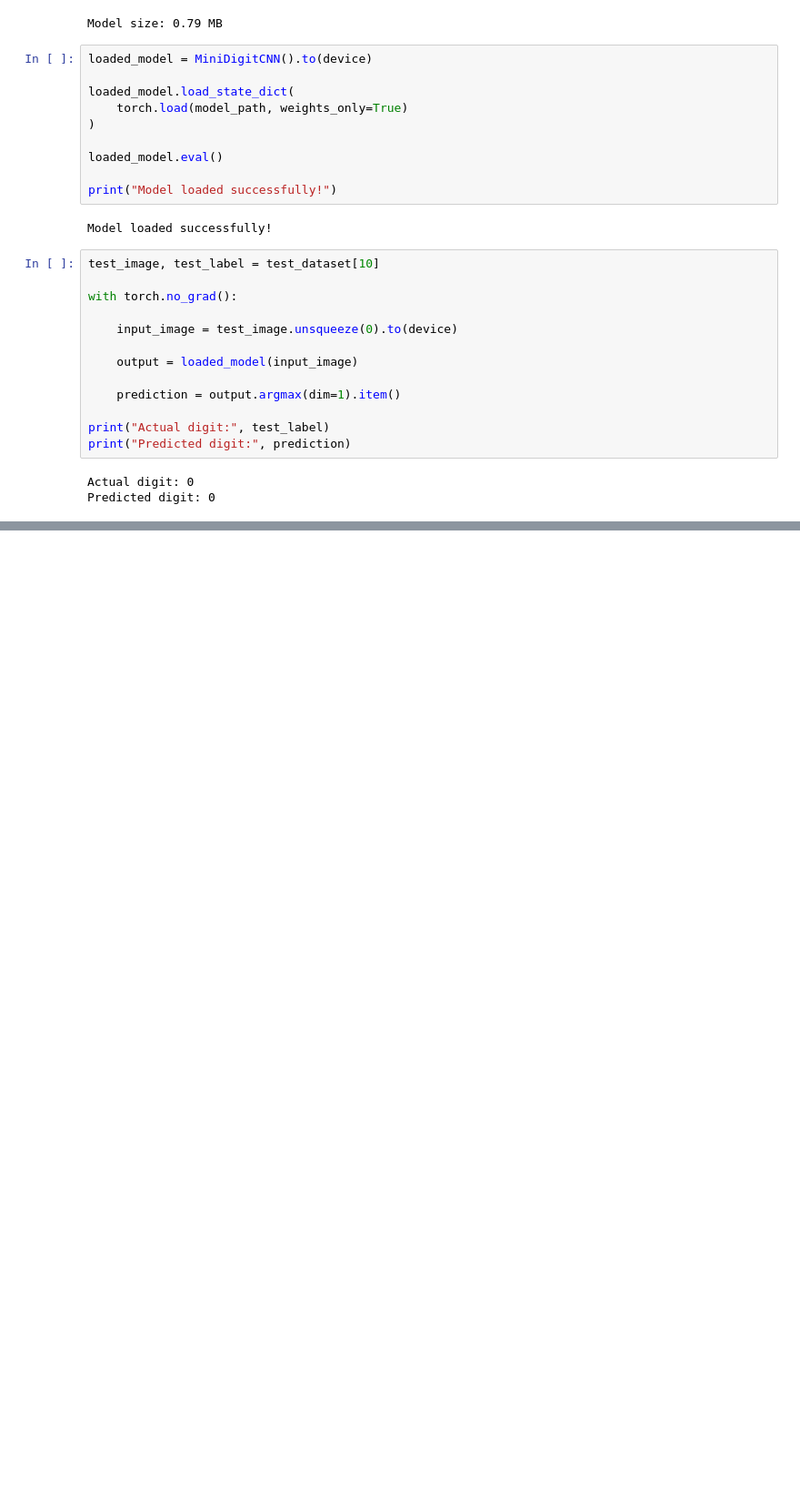
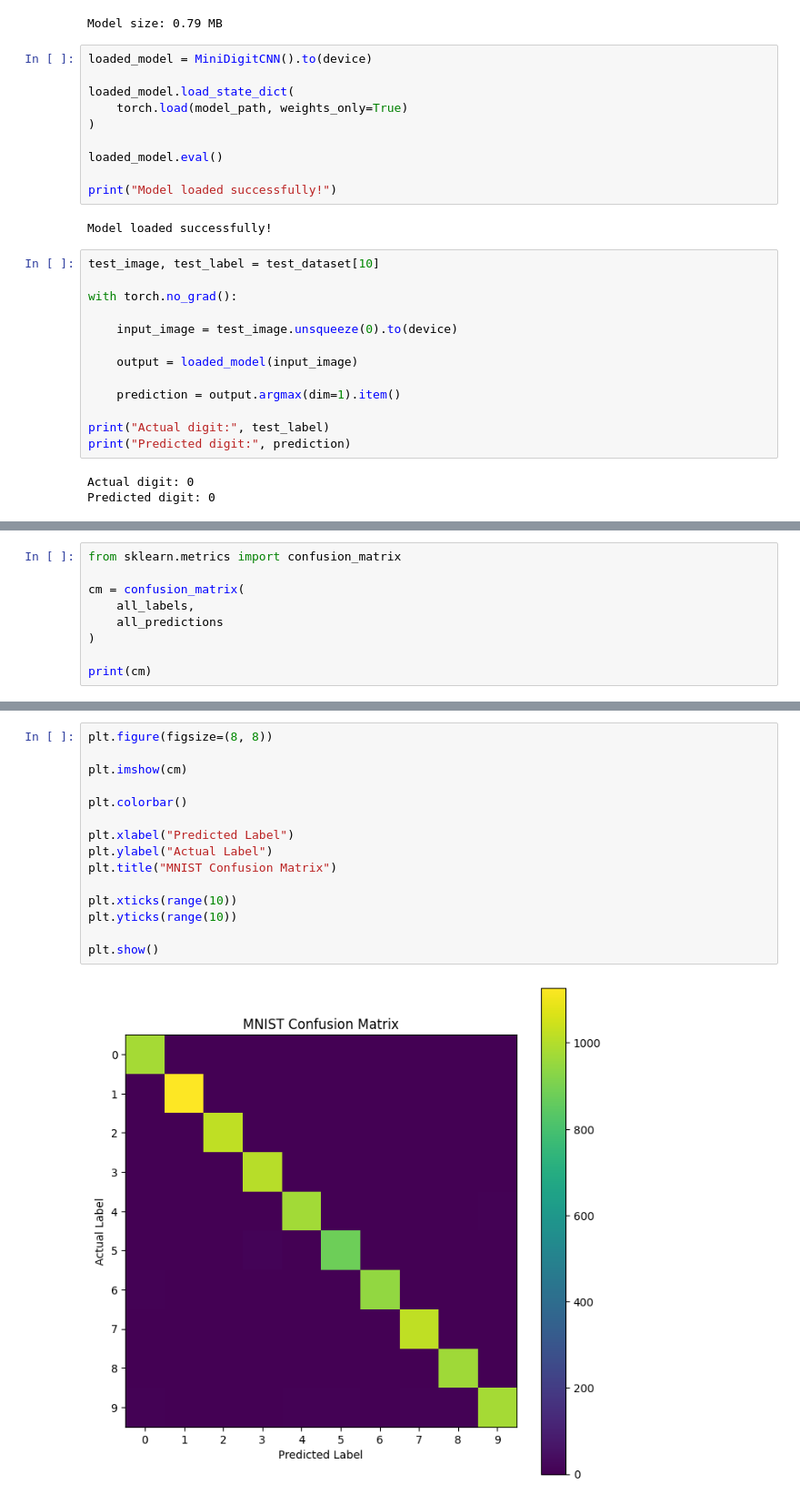
Before and after one commit to shriom17/MiniDigit-AI, a Jupyter notebook: MiniDigit-AI.ipynb, the cells around one changed output, grey strips where cells are left out. Shown at 91% size. Drawn from its saved outputs; the diff is of its cells as text; blank space fills up the shorter version.

```diff
--- a/MiniDigit-AI.ipynb
+++ b/MiniDigit-AI.ipynb
@@ -412,0 +484,9 @@ Predicted digit: 0
+# %%
+from sklearn.metrics import confusion_matrix
+
+cm = confusion_matrix(
+    all_labels,
+    all_predictions
+)
+
+print(cm)
@@ -412,0 +504,17 @@ Predicted digit: 0
+# %%
+plt.figure(figsize=(8, 8))
+
+plt.imshow(cm)
+
+plt.colorbar()
+
+plt.xlabel("Predicted Label")
+plt.ylabel("Actual Label")
+plt.title("MNIST Confusion Matrix")
+
+plt.xticks(range(10))
+plt.yticks(range(10))
+
+plt.show()
+# %% [output]
+[figure, added]
```
Also changed, not shown: parts of 15 cells of this notebook.
